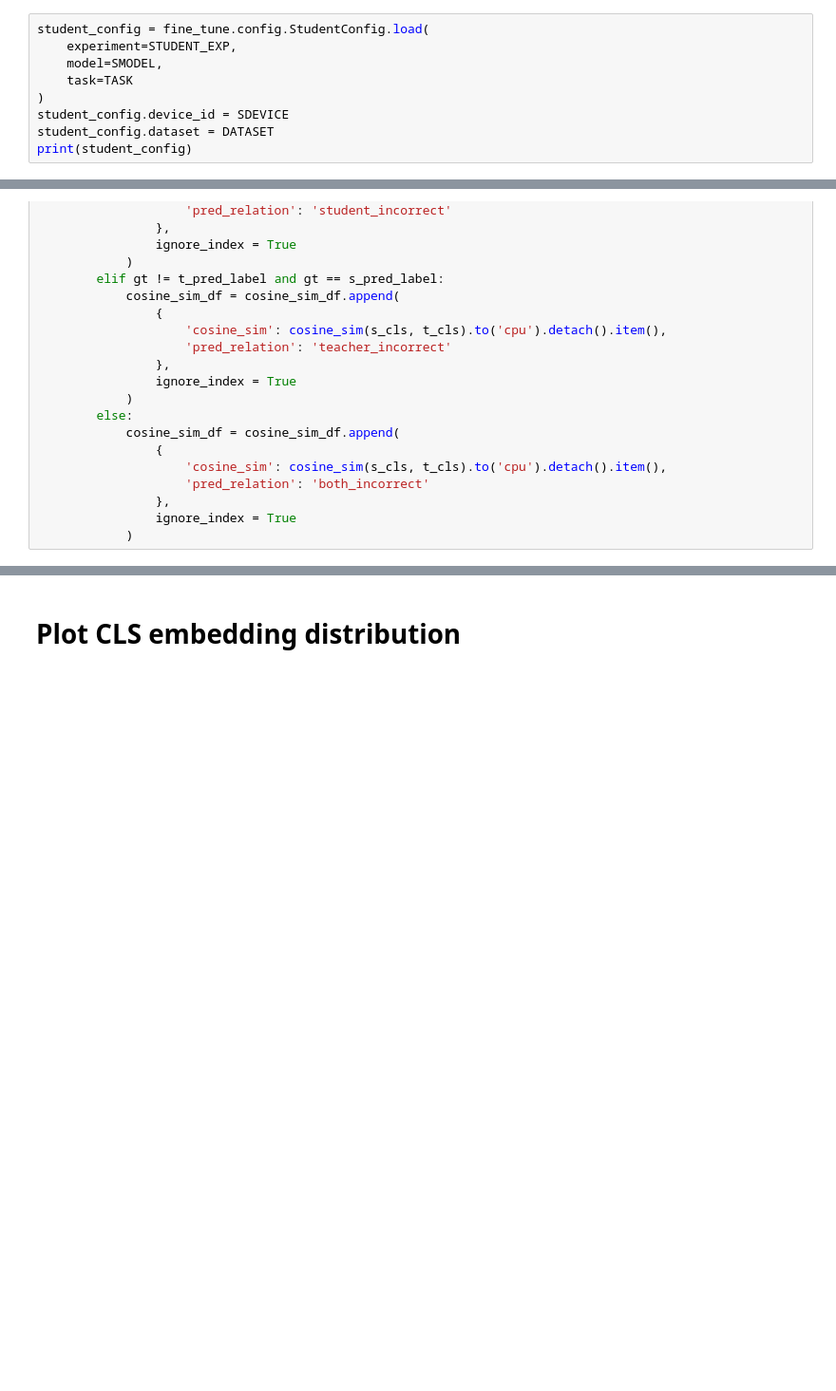
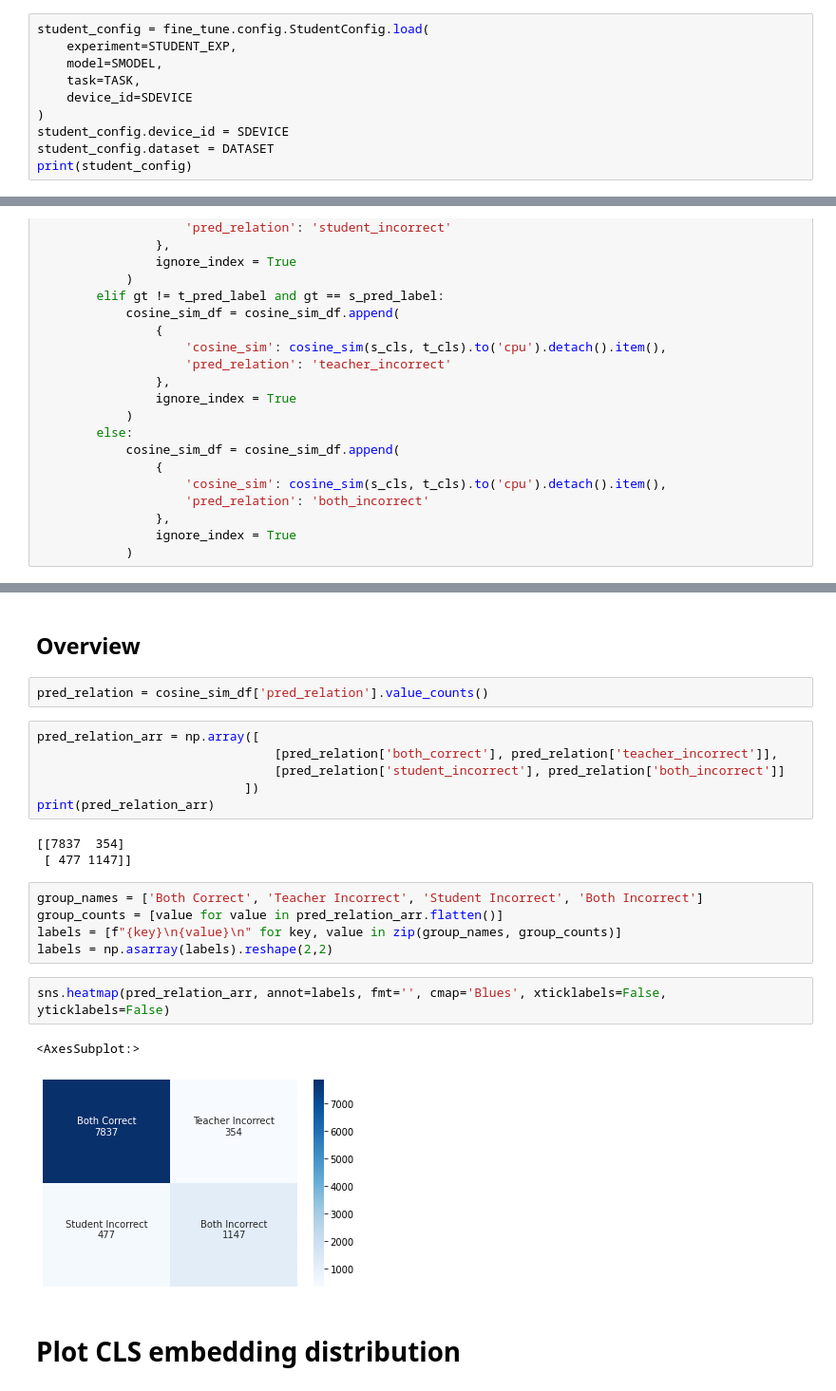
Before and after one commit to ProFatXuanAll/BERT-gang, a Jupyter notebook: confusion_matrix.ipynb, the cells around one changed output, grey strips where cells are left out. Shown at 95% size. Saved outputs shown, nothing was run; the diff lists cells and outputs as text; blank space fills up the shorter version.

```diff
--- a/confusion_matrix.ipynb
+++ b/confusion_matrix.ipynb
@@ -56,7 +57,8 @@ fine_tune.util.set_seed_by_config(teacher_config)
 student_config = fine_tune.config.StudentConfig.load(
     experiment=STUDENT_EXP,
     model=SMODEL,
-    task=TASK
+    task=TASK,
+    device_id=SDEVICE
 )
 student_config.device_id = SDEVICE
 student_config.dataset = DATASET
@@ -289,2 +264,25 @@ print(s_acc)
+# %% [markdown]
+## Overview
+# %%
+pred_relation = cosine_sim_df['pred_relation'].value_counts()
+# %%
+pred_relation_arr = np.array([
+                                [pred_relation['both_correct'], pred_relation['teacher_incorrect']],
+                                [pred_relation['student_incorrect'], pred_relation['both_incorrect']]
+                            ])
+print(pred_relation_arr)
+# %% [output]
+[[7837  354]
+ [ 477 1147]]
+# %%
+group_names = ['Both Correct', 'Teacher Incorrect', 'Student Incorrect', 'Both Incorrect']
+group_counts = [value for value in pred_relation_arr.flatten()]
+labels = [f"{key}\n{value}\n" for key, value in zip(group_names, group_counts)]
+labels = np.asarray(labels).reshape(2,2)
+# %%
+sns.heatmap(pred_relation_arr, annot=labels, fmt='', cmap='Blues', xticklabels=False, yticklabels=False)
+# %% [output]
+<AxesSubplot:>
+[figure, added]
 # %% [markdown]
 # Plot CLS embedding distribution
```
Also changed, not shown: parts of 25 cells of this notebook, 1 other file.
